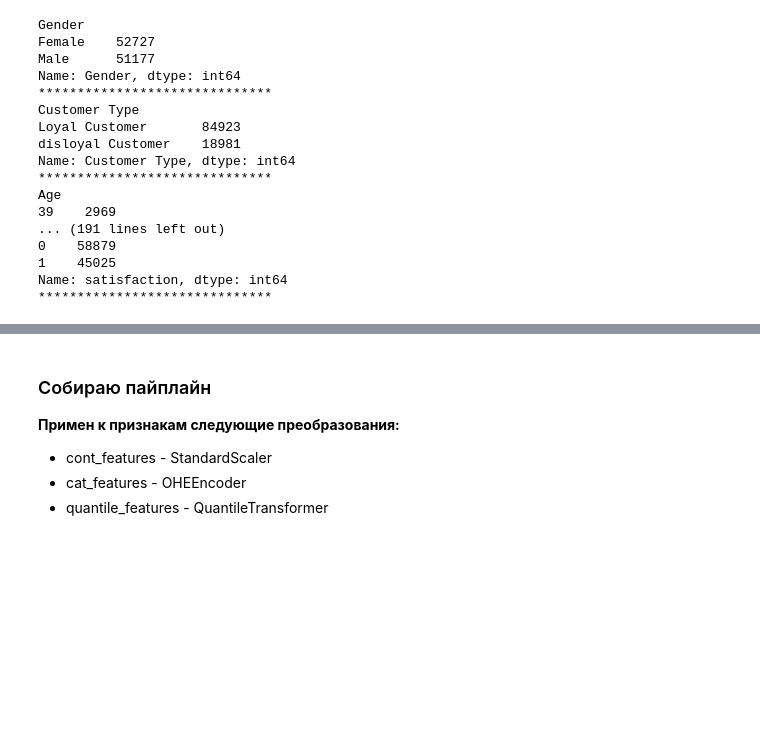
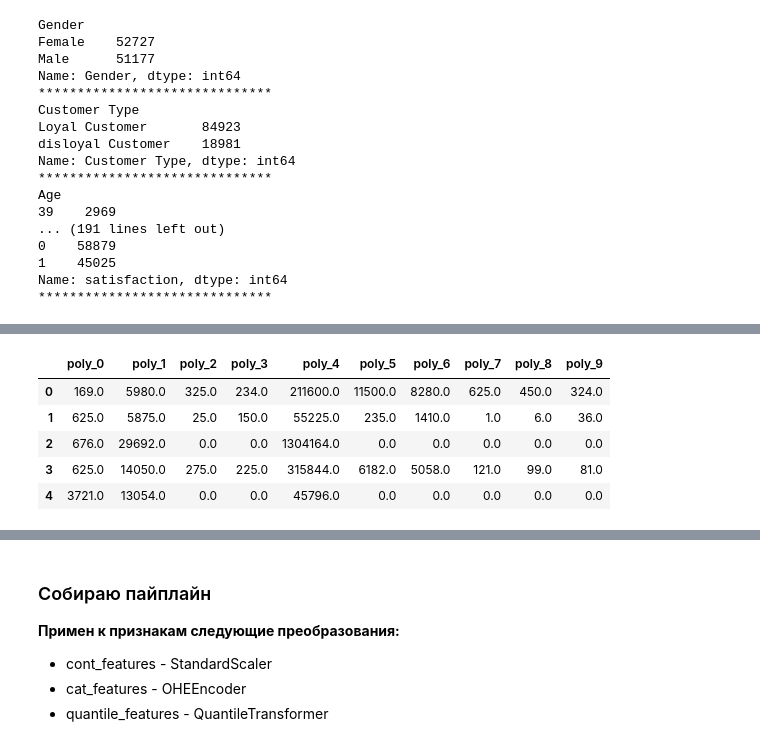
Before and after one commit to AntonyVasilev/ML-in-business, a Jupyter notebook: draft notebook.ipynb, the cells around one changed output, grey strips where cells are left out. Saved outputs shown, nothing was run; the diff lists cells and outputs as text; code cells hidden in the pictures; blank space fills up the shorter version.

```diff
--- a/draft notebook.ipynb
+++ b/draft notebook.ipynb
@@ -185,0 +216,10 @@ target = ['satisfaction']
+# %%
+poly_df = pd.DataFrame(data=new_poly[:, 5:], columns=poly_cols_names)
+poly_df.head()
+# %% [output]
+|  | poly_0 | poly_1 | poly_2 | poly_3 | poly_4 | poly_5 | poly_6 | poly_7 | poly_8 | poly_9 |
+| 0 | 169.0 | 5980.0 | 325.0 | 234.0 | 211600.0 | 11500.0 | 8280.0 | 625.0 | 450.0 | 324.0 |
+| 1 | 625.0 | 5875.0 | 25.0 | 150.0 | 55225.0 | 235.0 | 1410.0 | 1.0 | 6.0 | 36.0 |
+| 2 | 676.0 | 29692.0 | 0.0 | 0.0 | 1304164.0 | 0.0 | 0.0 | 0.0 | 0.0 | 0.0 |
+| 3 | 625.0 | 14050.0 | 275.0 | 225.0 | 315844.0 | 6182.0 | 5058.0 | 121.0 | 99.0 | 81.0 |
+| 4 | 3721.0 | 13054.0 | 0.0 | 0.0 | 45796.0 | 0.0 | 0.0 | 0.0 | 0.0 | 0.0 |
```
Also changed, not shown: parts of 33 cells of this notebook.
